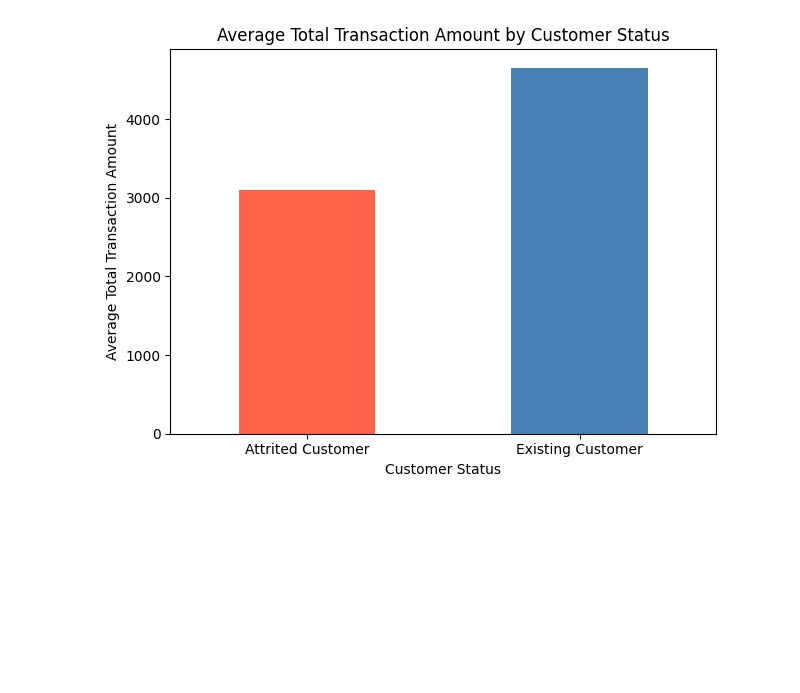
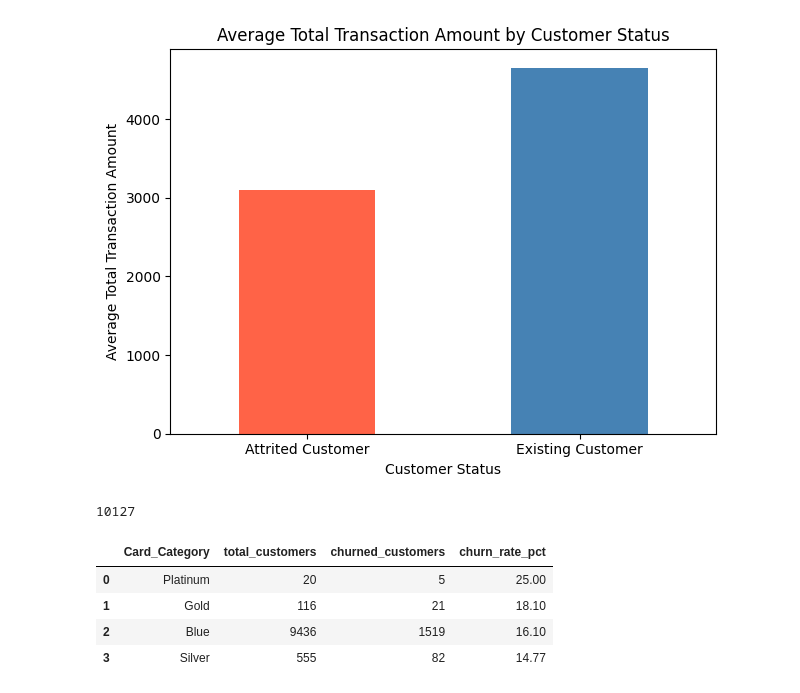
Before and after one commit to mehakgupta0406/credit-card-customer-churn, a Jupyter notebook: 01_data_analysis.ipynb, the cells around one changed output. Saved outputs shown, nothing was run; the diff lists cells and outputs as text; code cells hidden in the pictures; blank space fills up the shorter version.

```diff
--- a/01_data_analysis.ipynb
+++ b/01_data_analysis.ipynb
@@ -173,3 +173,35 @@ plt.tight_layout()
 plt.show()
 # %% [output]
 [figure]
+# %%
+import sqlite3
+
+conn = sqlite3.connect("customer_churn.db")
+
+df.to_sql(
+    "customers",
+    conn,
+    if_exists="replace",
+    index=False
+)
+# %% [output]
+10127
+# %%
+query = """
+SELECT
+    Card_Category,
+    COUNT(*) AS total_customers,
+    SUM(Churn) AS churned_customers,
+    ROUND(100.0 * AVG(Churn), 2) AS churn_rate_pct
+FROM customers
+GROUP BY Card_Category
+ORDER BY churn_rate_pct DESC;
+"""
+
+pd.read_sql_query(query, conn)
+# %% [output]
+|  | Card_Category | total_customers | churned_customers | churn_rate_pct |
+| 0 | Platinum | 20 | 5 | 25.00 |
+| 1 | Gold | 116 | 21 | 18.10 |
+| 2 | Blue | 9436 | 1519 | 16.10 |
+| 3 | Silver | 555 | 82 | 14.77 |
```
Also changed, not shown: parts of 3 cells of this notebook.
